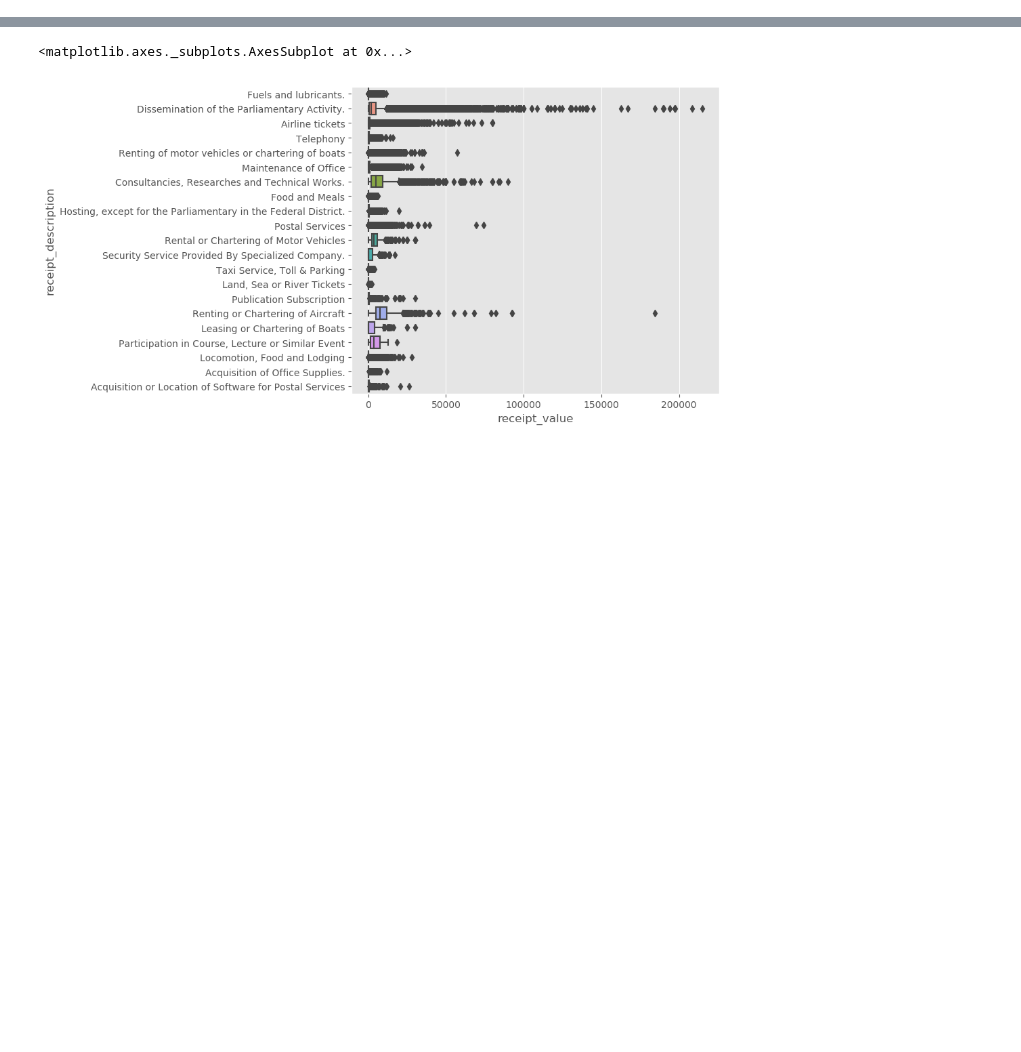
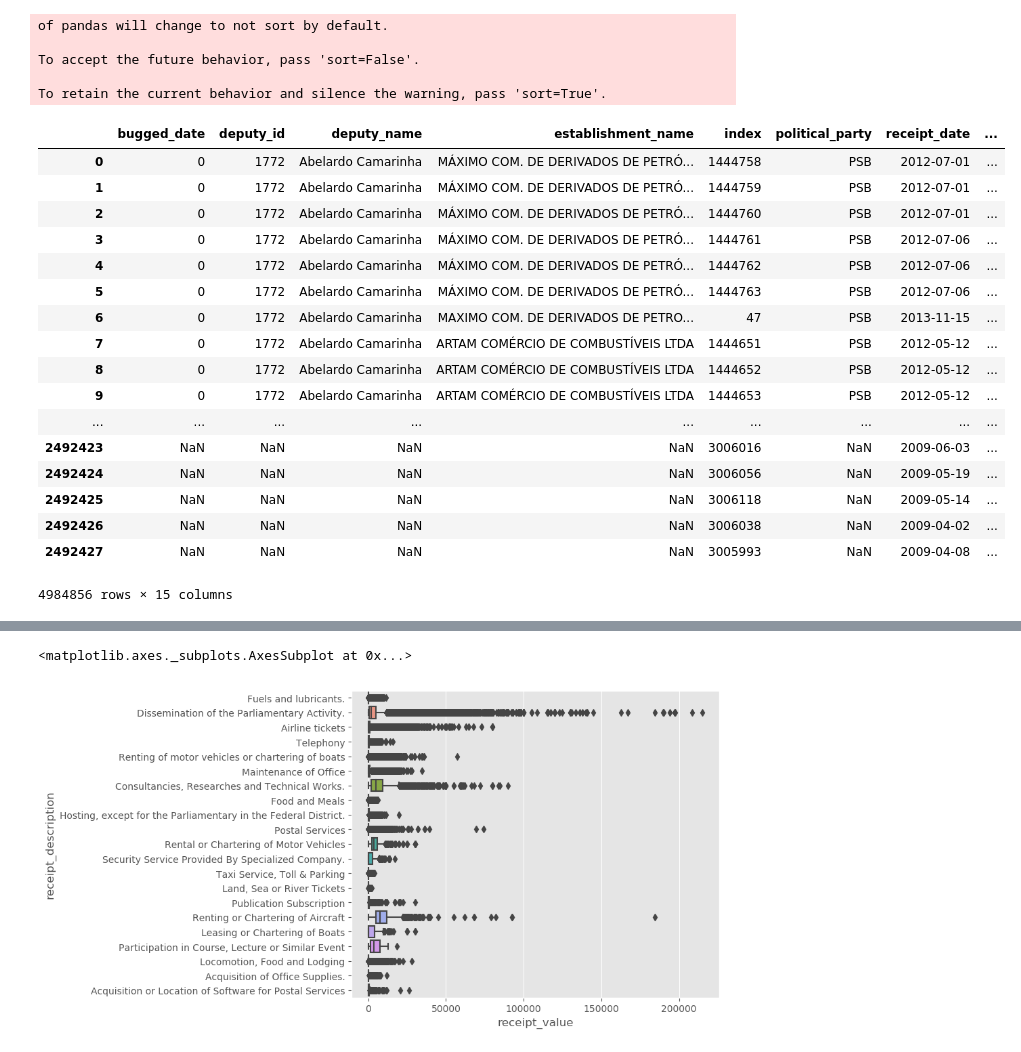
Before and after one commit to mavgarcia/data_analysis, a Jupyter notebook: deputies_reimbursements.ipynb, the cells around one changed output, grey strips where cells are left out. Cells and saved outputs as stored; diff of their text form; code cells hidden in the pictures; blank space fills up the shorter version.

Commit message:
Avaliação de frequência de compra

```diff
--- a/deputies_reimbursements.ipynb
+++ b/deputies_reimbursements.ipynb
@@ -106,0 +79,28 @@ reembolsos.describe()
+# %%
+# Quero avaliar a frequência de consumo no mesmo estabelecimento
+reembolsos_frequencia = pd.concat([reembolsos.iloc[1:,].reset_index(),reembolsos.iloc[0:-1, [1]].reset_index()])
+reembolsos_frequencia
+# %% [output]
+of pandas will change to not sort by default.
+
+To accept the future behavior, pass 'sort=False'.
+
+To retain the current behavior and silence the warning, pass 'sort=True'.
+|  | bugged_date | deputy_id | deputy_name | establishment_name | index | political_party | receipt_date | ... |
+| 0 | 0 | 1772 | Abelardo Camarinha | MÁXIMO COM. DE DERIVADOS DE PETRÓ... | 1444758 | PSB | 2012-07-01 | ... |
+| 1 | 0 | 1772 | Abelardo Camarinha | MÁXIMO COM. DE DERIVADOS DE PETRÓ... | 1444759 | PSB | 2012-07-01 | ... |
+| 2 | 0 | 1772 | Abelardo Camarinha | MÁXIMO COM. DE DERIVADOS DE PETRÓ... | 1444760 | PSB | 2012-07-01 | ... |
+| 3 | 0 | 1772 | Abelardo Camarinha | MÁXIMO COM. DE DERIVADOS DE PETRÓ... | 1444761 | PSB | 2012-07-06 | ... |
+| 4 | 0 | 1772 | Abelardo Camarinha | MÁXIMO COM. DE DERIVADOS DE PETRÓ... | 1444762 | PSB | 2012-07-06 | ... |
+| 5 | 0 | 1772 | Abelardo Camarinha | MÁXIMO COM. DE DERIVADOS DE PETRÓ... | 1444763 | PSB | 2012-07-06 | ... |
+| 6 | 0 | 1772 | Abelardo Camarinha | MAXIMO COM. DE DERIVADOS DE PETRO... | 47 | PSB | 2013-11-15 | ... |
+| 7 | 0 | 1772 | Abelardo Camarinha | ARTAM COMÉRCIO DE COMBUSTÍVEIS LTDA | 1444651 | PSB | 2012-05-12 | ... |
+| 8 | 0 | 1772 | Abelardo Camarinha | ARTAM COMÉRCIO DE COMBUSTÍVEIS LTDA | 1444652 | PSB | 2012-05-12 | ... |
+| 9 | 0 | 1772 | Abelardo Camarinha | ARTAM COMÉRCIO DE COMBUSTÍVEIS LTDA | 1444653 | PSB | 2012-05-12 | ... |
+| ... | ... | ... | ... | ... | ... | ... | ... | ... |
+| 2492423 | NaN | NaN | NaN | NaN | 3006016 | NaN | 2009-06-03 | ... |
+| 2492424 | NaN | NaN | NaN | NaN | 3006056 | NaN | 2009-05-19 | ... |
+| 2492425 | NaN | NaN | NaN | NaN | 3006118 | NaN | 2009-05-14 | ... |
+| 2492426 | NaN | NaN | NaN | NaN | 3006038 | NaN | 2009-04-02 | ... |
+| 2492427 | NaN | NaN | NaN | NaN | 3005993 | NaN | 2009-04-08 | ... |
+4984856 rows × 15 columns
```
Also changed, not shown: parts of 13 cells of this notebook.
